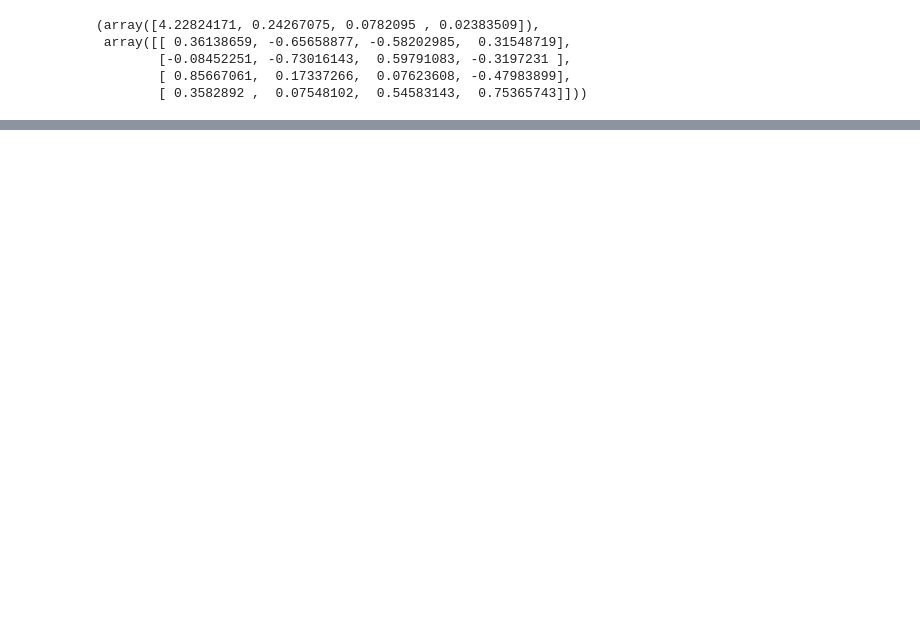
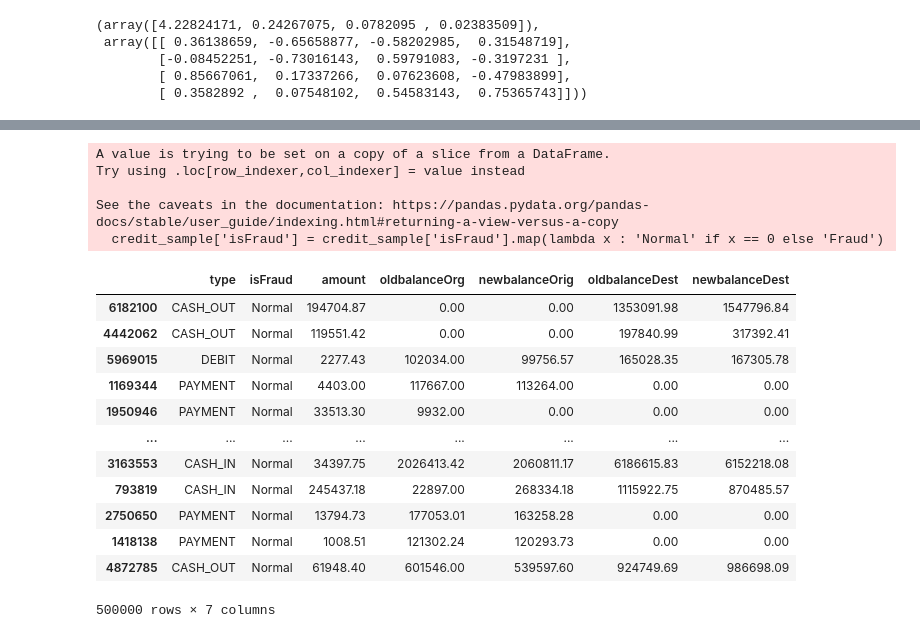
Before and after one commit to gurher/TIL, a Jupyter notebook: ML/Chapter 06_02.ipynb, the cells around one changed output, grey strips where cells are left out. Drawn from its saved outputs; the diff is of its cells as text; code cells hidden in the pictures; blank space fills up the shorter version.

```diff
--- a/ML/Chapter 06_02.ipynb
+++ b/ML/Chapter 06_02.ipynb
@@ -234,0 +224,3 @@ temp['y'] = irisdf['sepal_length']
+# %%
+credit = pd.read_csv("/Users/edward/Desktop/Data Science/Data/Data 공부/Credit_Analysis/Data/credit_fraud.csv")
+credit.head()
@@ -234,0 +234,26 @@ temp['y'] = irisdf['sepal_length']
+# %%
+sample_n = np.random.choice(credit.index, 500000,replace=False)
+credit_sample = credit.iloc[sample_n,:]
+# %%
+credit_sample['isFraud'] = credit_sample['isFraud'].map(lambda x : 'Normal' if x == 0 else 'Fraud')
+credit_df = credit_sample[['type','isFraud','amount','oldbalanceOrg','newbalanceOrig','oldbalanceDest','newbalanceDest']]
+credit_df
+# %% [output]
+A value is trying to be set on a copy of a slice from a DataFrame.
+Try using .loc[row_indexer,col_indexer] = value instead
+
+See the caveats in the documentation: https://pandas.pydata.org/pandas-docs/stable/user_guide/indexing.html#returning-a-view-versus-a-copy
+  credit_sample['isFraud'] = credit_sample['isFraud'].map(lambda x : 'Normal' if x == 0 else 'Fraud')
+|  | type | isFraud | amount | oldbalanceOrg | newbalanceOrig | oldbalanceDest | newbalanceDest |
+| 6182100 | CASH_OUT | Normal | 194704.87 | 0.00 | 0.00 | 1353091.98 | 1547796.84 |
+| 4442062 | CASH_OUT | Normal | 119551.42 | 0.00 | 0.00 | 197840.99 | 317392.41 |
+| 5969015 | DEBIT | Normal | 2277.43 | 102034.00 | 99756.57 | 165028.35 | 167305.78 |
+| 1169344 | PAYMENT | Normal | 4403.00 | 117667.00 | 113264.00 | 0.00 | 0.00 |
+| 1950946 | PAYMENT | Normal | 33513.30 | 9932.00 | 0.00 | 0.00 | 0.00 |
+| ... | ... | ... | ... | ... | ... | ... | ... |
+| 3163553 | CASH_IN | Normal | 34397.75 | 2026413.42 | 2060811.17 | 6186615.83 | 6152218.08 |
+| 793819 | CASH_IN | Normal | 245437.18 | 22897.00 | 268334.18 | 1115922.75 | 870485.57 |
+| 2750650 | PAYMENT | Normal | 13794.73 | 177053.01 | 163258.28 | 0.00 | 0.00 |
+| 1418138 | PAYMENT | Normal | 1008.51 | 121302.24 | 120293.73 | 0.00 | 0.00 |
+| 4872785 | CASH_OUT | Normal | 61948.40 | 601546.00 | 539597.60 | 924749.69 | 986698.09 |
+500000 rows × 7 columns
```
Also changed, not shown: parts of 13 cells of this notebook, 22 other files.
